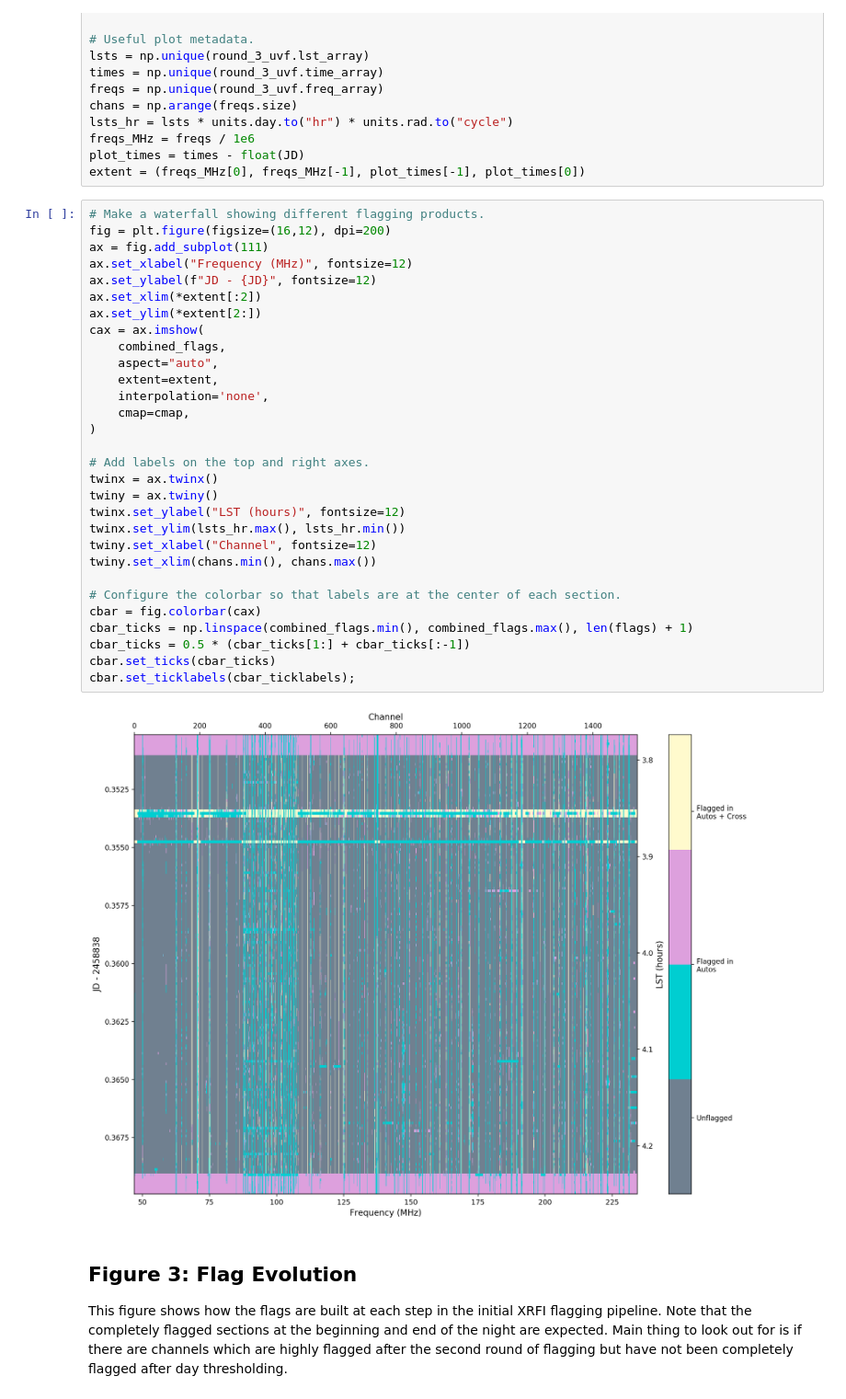
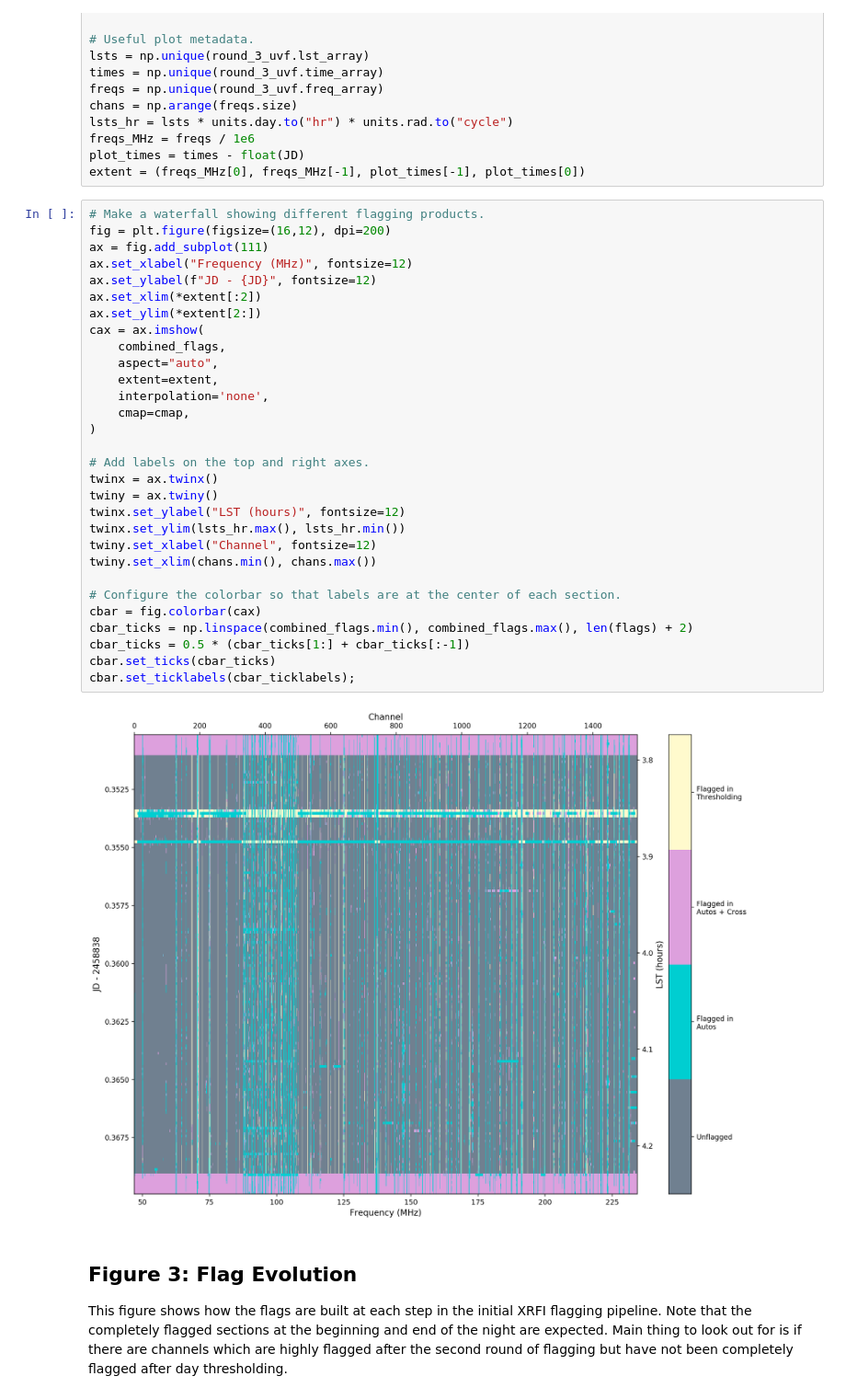
Before and after one commit to HERA-Team/H4C_Notebooks, a Jupyter notebook: rfi_inspect/rfi_inspect_2458838.ipynb, the cells around one changed output. Shown at 92% size. Cells and saved outputs as stored; diff of their text form.

```diff
--- a/rfi_inspect/rfi_inspect_2458838.ipynb
+++ b/rfi_inspect/rfi_inspect_2458838.ipynb
@@ -151,35 +151,35 @@ extent = (freqs_MHz[0], freqs_MHz[-1], plot_times[-1], plot_times[0])
 # %%
 # Make a waterfall showing different flagging products.
 fig = plt.figure(figsize=(16,12), dpi=200)
 ax = fig.add_subplot(111)
 ax.set_xlabel("Frequency (MHz)", fontsize=12)
 ax.set_ylabel(f"JD - {JD}", fontsize=12)
 ax.set_xlim(*extent[:2])
 ax.set_ylim(*extent[2:])
 cax = ax.imshow(
     combined_flags,
     aspect="auto",
     extent=extent,
     interpolation='none',
     cmap=cmap,
 )
 
 # Add labels on the top and right axes.
 twinx = ax.twinx()
 twiny = ax.twiny()
 twinx.set_ylabel("LST (hours)", fontsize=12)
 twinx.set_ylim(lsts_hr.max(), lsts_hr.min())
 twiny.set_xlabel("Channel", fontsize=12)
 twiny.set_xlim(chans.min(), chans.max())
 
 # Configure the colorbar so that labels are at the center of each section.
 cbar = fig.colorbar(cax)
-cbar_ticks = np.linspace(combined_flags.min(), combined_flags.max(), len(flags) + 1)
+cbar_ticks = np.linspace(combined_flags.min(), combined_flags.max(), len(flags) + 2)
 cbar_ticks = 0.5 * (cbar_ticks[1:] + cbar_ticks[:-1])
 cbar.set_ticks(cbar_ticks)
 cbar.set_ticklabels(cbar_ticklabels);
 # %% [output]
-[figure, old version]
+[figure, new version]
 # %% [markdown]
 ## Figure 3: Flag Evolution
 This figure shows how the flags are built at each step in the initial XRFI flagging pipeline. Note that the completely flagged sections at the beginning and end of the night are expected. Main thing to look out for is if there are channels which are highly flagged after the second round of flagging but have not been completely flagged after day thresholding.
```
